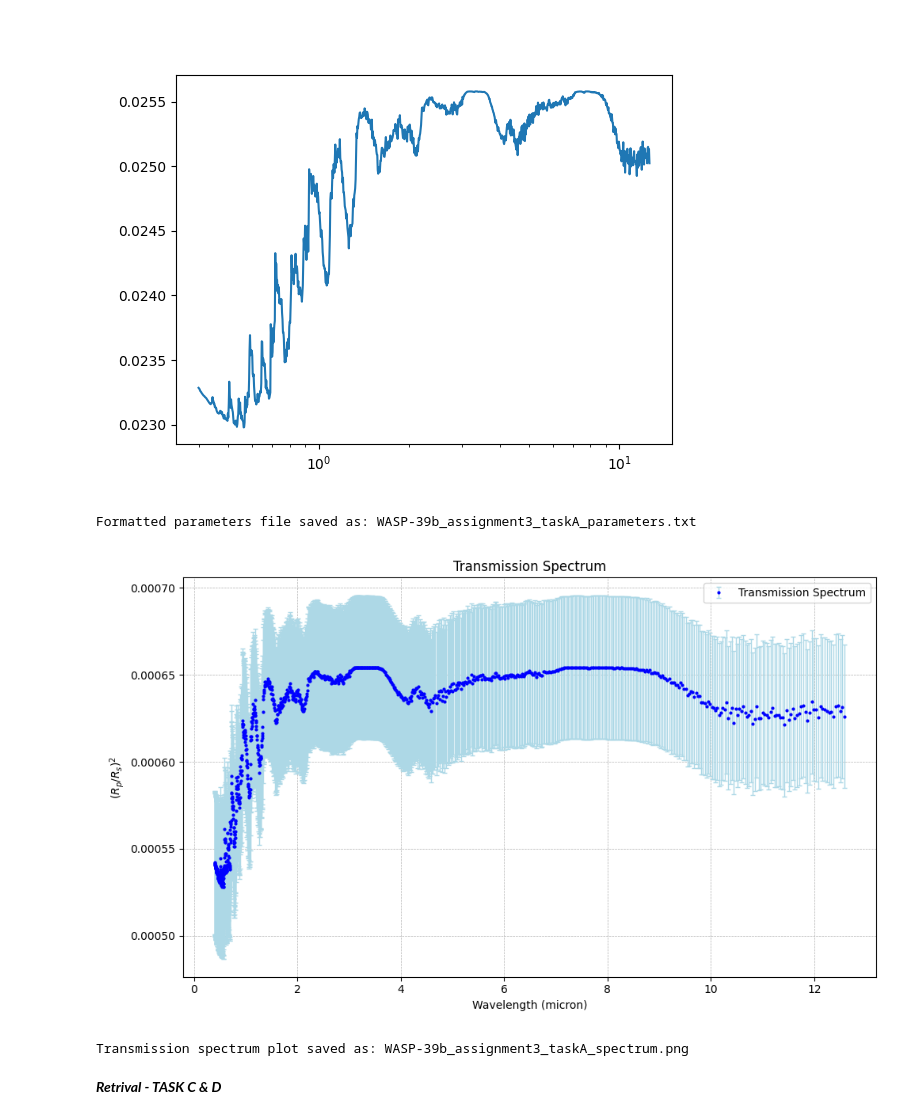
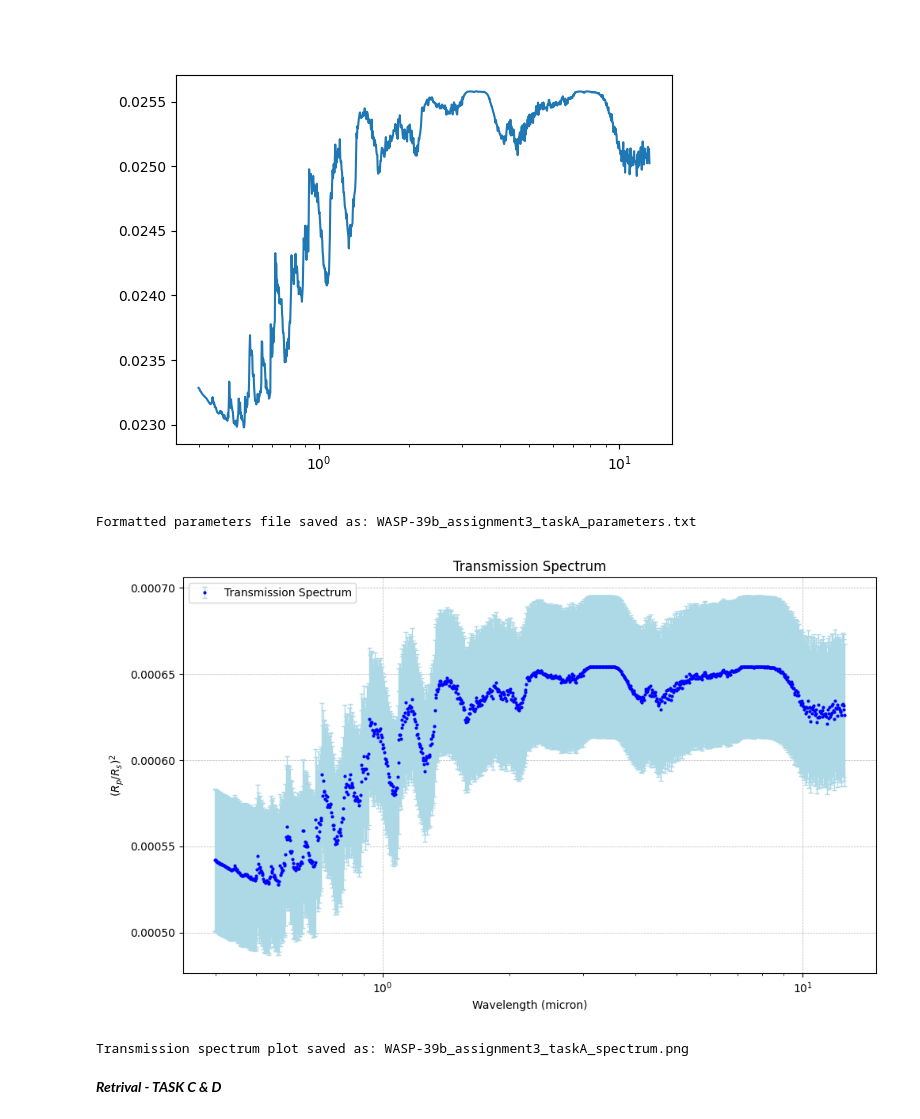
Before and after one commit to riccsimo/T_G_B_T, a Jupyter notebook: Assignment3/wasp_39b_atmosphere.ipynb, the cells around one changed output. Saved outputs shown, nothing was run; the diff lists cells and outputs as text; code cells hidden in the pictures.

```diff
--- a/Assignment3/wasp_39b_atmosphere.ipynb
+++ b/Assignment3/wasp_39b_atmosphere.ipynb
@@ -259,34 +259,35 @@ with open(parameters_file_formatted, "w") as param_file:
     param_file.write("      Absorption: True  # Attiva/disattiva il contributo di assorbimento\n")
     param_file.write("      CIA:\n")
     param_file.write("        enabled: True  # Attiva/disattiva il contributo CIA\n")
     param_file.write("        pairs:\n")
     for pair in cia_pairs:
         param_file.write(f"          - {pair}\n")
     param_file.write("      Rayleigh: True  # Attiva/disattiva il contributo Rayleigh\n")
 
 print(f"Formatted parameters file saved as: {parameters_file_formatted}")
 
 
 
 # Plotting the transmission spectrum
 plt.figure(figsize=(10, 6))
 plt.errorbar(
     wavelength, rprs_squared, yerr=rprs_error, fmt='o', color='blue', markersize=2,
     ecolor='lightblue', elinewidth=1, capsize=2, label="Transmission Spectrum"
 )
+plt.xscale('log')
 plt.xlabel("Wavelength (micron)")
 plt.ylabel("$(R_p/R_s)^2$")
 plt.title("Transmission Spectrum")
 plt.grid(True, linestyle="--", linewidth=0.5)
 plt.legend()
 plt.tight_layout()
 plt.savefig("WASP-39b_assignment3_taskA_spectrum_scatter.png")
 plt.show()
 
 print("Transmission spectrum plot saved as: WASP-39b_assignment3_taskA_spectrum.png")
 # %% [output]
 Formatted parameters file saved as: WASP-39b_assignment3_taskA_parameters.txt
-[figure, old version]
+[figure, new version]
 Transmission spectrum plot saved as: WASP-39b_assignment3_taskA_spectrum.png
 # %% [markdown]
 ***Retrival - TASK C & D***
```
Also changed, not shown: parts of 1 cell of this notebook, 5 other files.
